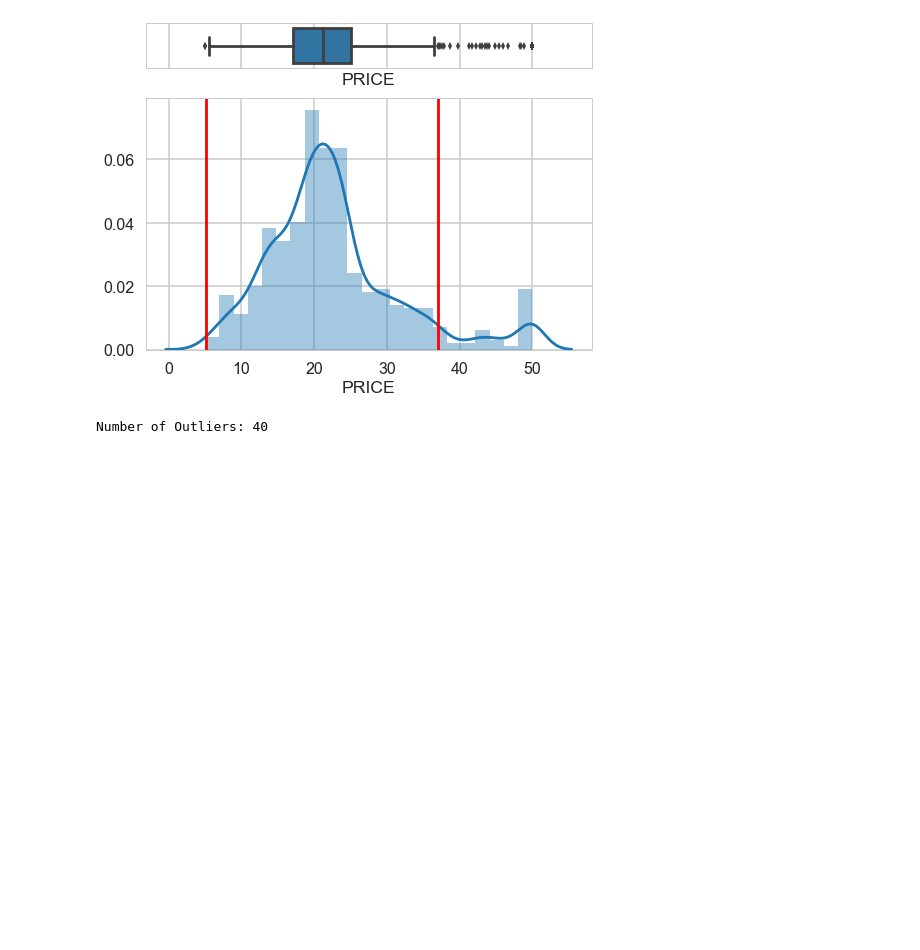
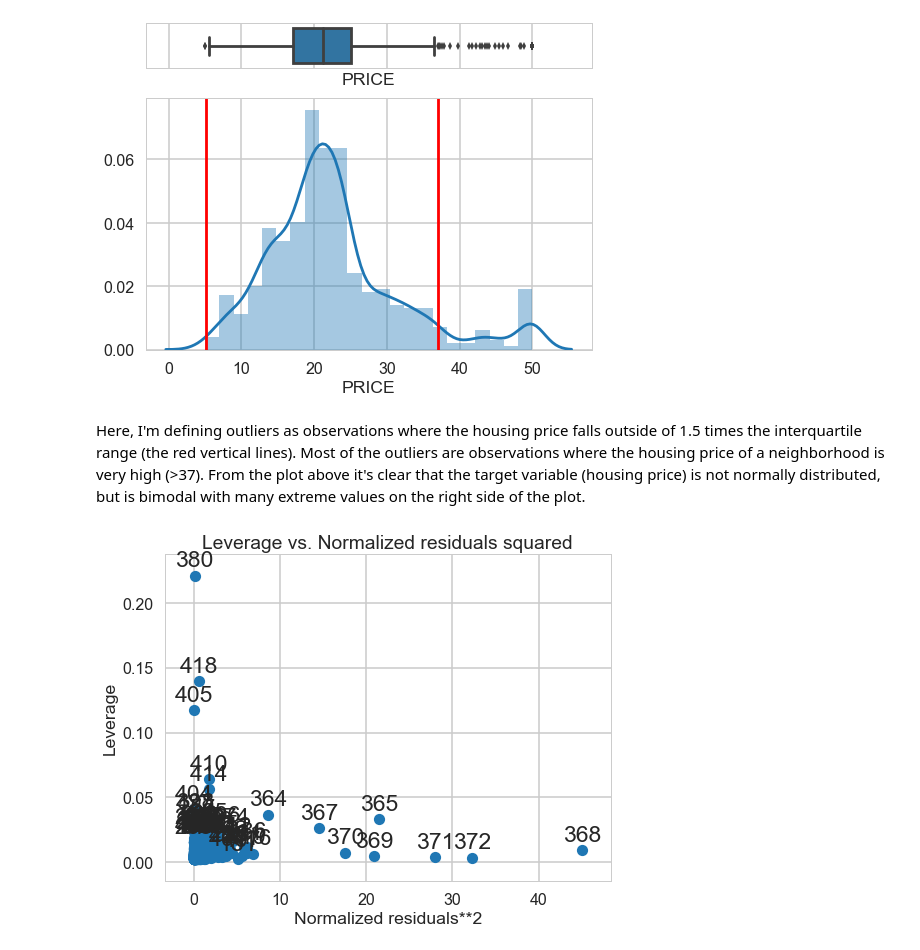
Before and after one commit to tsansom/Springboard-Data-Science, a Jupyter notebook: mini_projects/machine_learning/linear_regression/Mini_Project_Linear_Regression.ipynb, the cells around one changed output. Drawn from its saved outputs; the diff is of its cells as text; code cells hidden in the pictures; blank space fills up the shorter version.

Commit message:
finished linear regression mini project

```diff
--- a/mini_projects/machine_learning/linear_regression/Mini_Project_Linear_Regression.ipynb
+++ b/mini_projects/machine_learning/linear_regression/Mini_Project_Linear_Regression.ipynb
@@ -1000,16 +1037,11 @@ _ = ax_hist.axvline(pmin, c='r')
 _ = ax_hist.axvline(pmax, c='r')
 # %% [output]
 [figure]
-# %%
-# calculate the 25th and 75th percentiles (1st and 3rd quartiles)
-q75, q25 = np.percentile(bos['PRICE'], [75, 25])
-# calculate the interquartile range
-iqr = q75 - q25
-# calculate the min and max (1.5 * IRQ away)
-pmin = q25 - iqr * 1.5
-pmax = q75 + iqr * 1.5
-
-outliers = bos[(bos['PRICE'] < pmin) | (bos['PRICE'] > pmax)]
-print('Number of Outliers: {}'.format(len(outliers)))
-# %% [output]
-Number of Outliers: 40
+# %% [markdown]
+Here, I'm defining outliers as observations where the housing price falls outside of 1.5 times the interquartile range (the red vertical lines). Most of the outliers are observations where the housing price of a neighborhood is very high (>37). From the plot above it's clear that the target variable (housing price) is not normally distributed, but is bimodal with many extreme values on the right side of the plot.
+# %%
+from statsmodels.graphics.regressionplots import plot_leverage_resid2, influence_plot
+
+_ = plot_leverage_resid2(lm)
+# %% [output]
+[figure, added]
```
Also changed, not shown: parts of 18 cells of this notebook.
